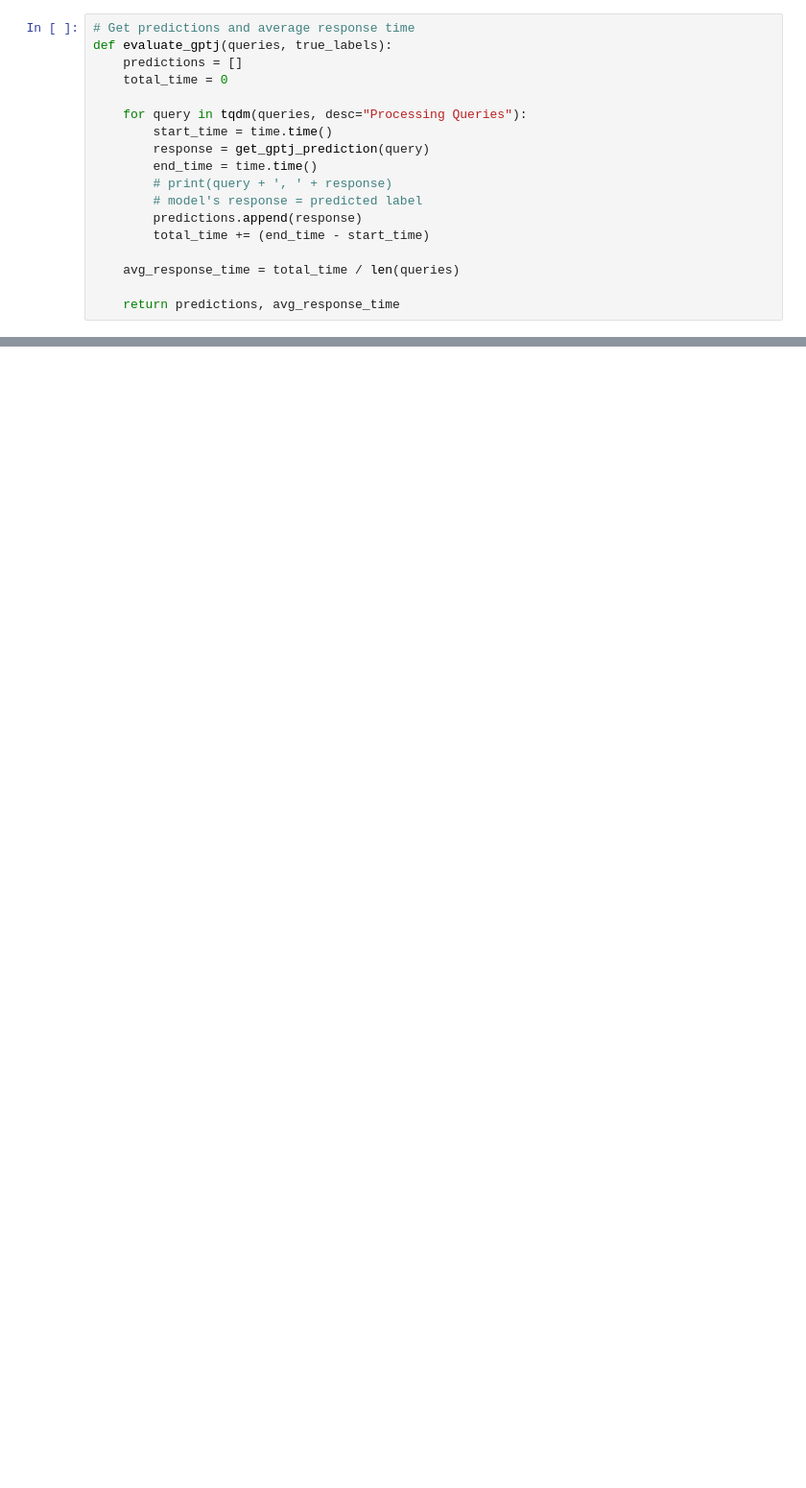
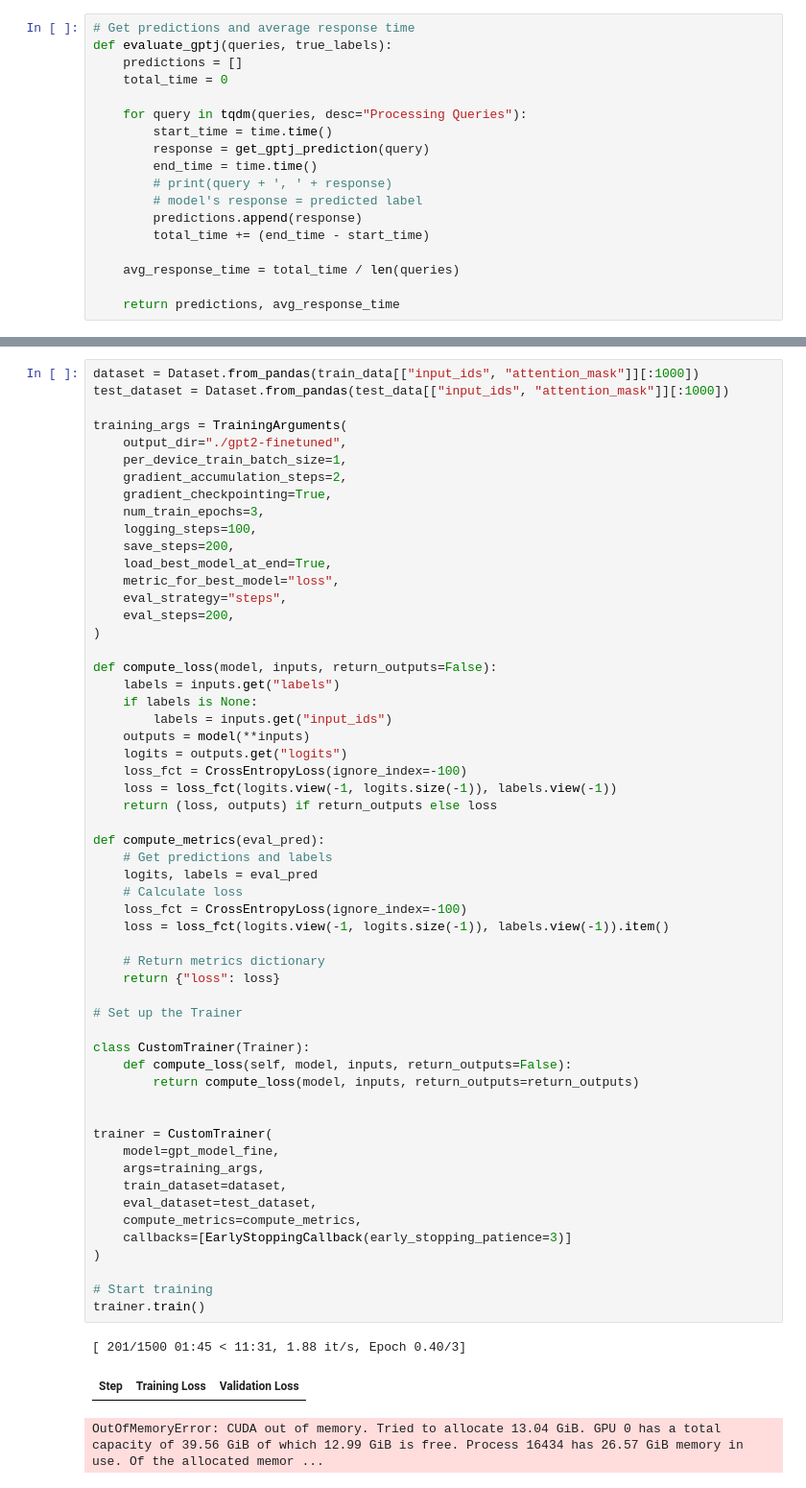
Before and after one commit to jeffreyong15/Counsel.NLP, a Jupyter notebook: Baseline Experiment/Baseline Evaluation/Baseline_Evaluation(260)[GPTJ_EDIT].ipynb, the cells around one changed output, grey strips where cells are left out. Shown: that part at 96% size. Saved outputs shown, nothing was run; the diff lists cells and outputs as text; blank space fills up the shorter version.

```diff
--- a/Baseline Experiment/Baseline Evaluation/Baseline_Evaluation(260)[GPTJ_EDIT].ipynb
+++ b/Baseline Experiment/Baseline Evaluation/Baseline_Evaluation(260)[GPTJ_EDIT].ipynb
@@ -326,0 +316,60 @@ from transformers import Trainer, TrainingArguments
+# %%
+dataset = Dataset.from_pandas(train_data[["input_ids", "attention_mask"]][:1000])
+test_dataset = Dataset.from_pandas(test_data[["input_ids", "attention_mask"]][:1000])
+
+training_args = TrainingArguments(
+    output_dir="./gpt2-finetuned",
+    per_device_train_batch_size=1,
+    gradient_accumulation_steps=2,
+    gradient_checkpointing=True,
+    num_train_epochs=3,
+    logging_steps=100,
+    save_steps=200,
+    load_best_model_at_end=True,
+    metric_for_best_model="loss",
+    eval_strategy="steps",
+    eval_steps=200,
+)
+
+def compute_loss(model, inputs, return_outputs=False):
+    labels = inputs.get("labels")
+    if labels is None:
+        labels = inputs.get("input_ids")
+    outputs = model(**inputs)
+    logits = outputs.get("logits")
+    loss_fct = CrossEntropyLoss(ignore_index=-100)
+    loss = loss_fct(logits.view(-1, logits.size(-1)), labels.view(-1))
+    return (loss, outputs) if return_outputs else loss
+
+def compute_metrics(eval_pred):
+    # Get predictions and labels
+    logits, labels = eval_pred
+    # Calculate loss
+    loss_fct = CrossEntropyLoss(ignore_index=-100)
+    loss = loss_fct(logits.view(-1, logits.size(-1)), labels.view(-1)).item()
+
+    # Return metrics dictionary
+    return {"loss": loss}
+
+# Set up the Trainer
+
+class CustomTrainer(Trainer):
+    def compute_loss(self, model, inputs, return_outputs=False):
+        return compute_loss(model, inputs, return_outputs=return_outputs)
+
+
+trainer = CustomTrainer(
+    model=gpt_model_fine,
+    args=training_args,
+    train_dataset=dataset,
+    eval_dataset=test_dataset,
+    compute_metrics=compute_metrics,
+    callbacks=[EarlyStoppingCallback(early_stopping_patience=3)]
+)
+
+# Start training
+trainer.train()
+# %% [output]
+[ 201/1500 01:45 < 11:31, 1.88 it/s, Epoch 0.40/3]
+| Step | Training Loss | Validation Loss |
+OutOfMemoryError: CUDA out of memory. Tried to allocate 13.04 GiB. GPU 0 has a total capacity of 39.56 GiB of which 12.99 GiB is free. Process 16434 has 26.57 GiB memory in use. Of the allocated memor ...
```
Also changed, not shown: parts of 26 cells of this notebook.
